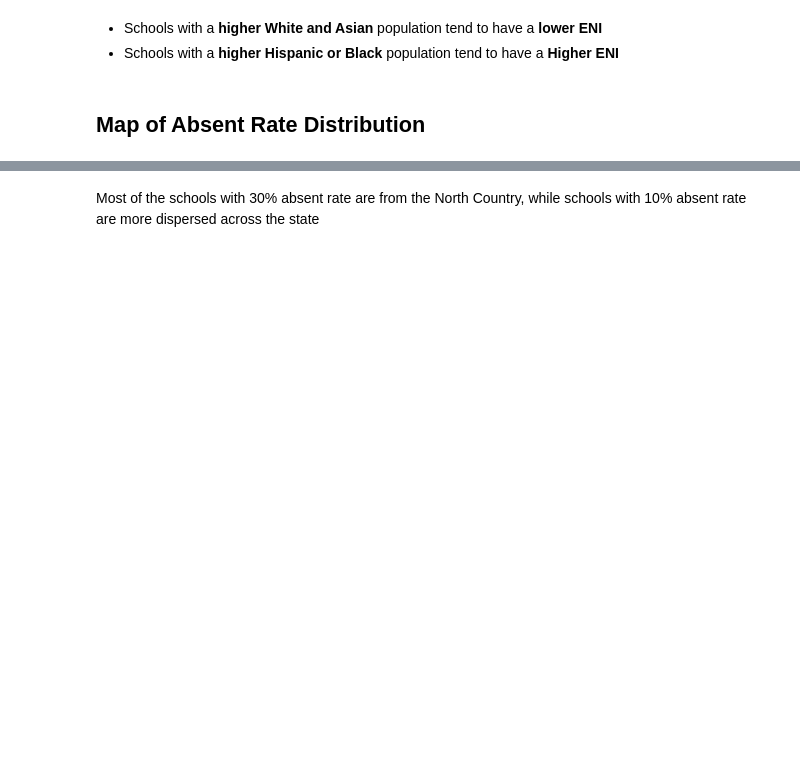
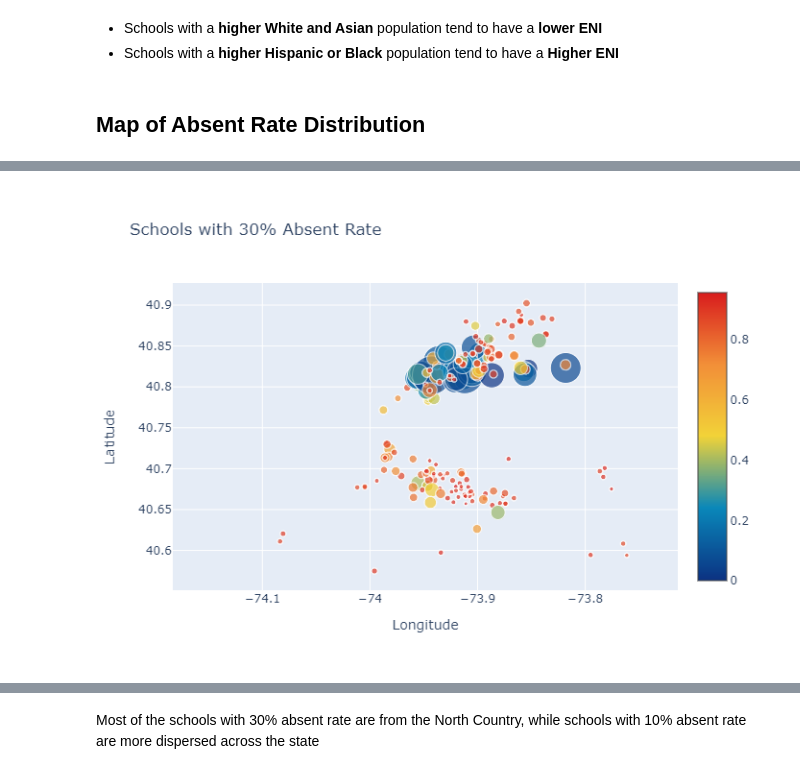
Before and after one commit to mattxushuai/Visualization, a Jupyter notebook: NYCPASS/PASSNYC.ipynb, the cells around one changed output, grey strips where cells are left out. Saved outputs shown, nothing was run; the diff lists cells and outputs as text; code cells hidden in the pictures; blank space fills up the shorter version.

```diff
--- a/NYCPASS/PASSNYC.ipynb
+++ b/NYCPASS/PASSNYC.ipynb
@@ -259,33 +268,35 @@ absent_11 = df[df['Percent of Students Chronically Absent']<=.11]
 # Exploring School Absent Rate
 df['Percent of Students Chronically Absent'].describe()
 data = [
     {
         'x': absent_30["Longitude"],
         'y': absent_30["Latitude"],
         'text': absent_30["School Name"],
         'mode': 'markers',
         'marker': {
             'color': df["Economic Need Index"],
             'size': df["School Income Estimate"]/4500,
             'showscale': True,
             'colorscale':'Portland'
         }
     }
 ]
 
 layout= go.Layout(
     title= 'Schools with 30% Absent Rate',
     xaxis= dict(
         title= 'Longitude'
     ),
     yaxis=dict(
         title='Latitude'
     )
 )
 fig = go.Figure(data=data, layout=layout)
 iplot(fig, filename='scatter_hover_labels')
+Image(pio.to_image(fig, format='png'))
 # %% [output]
 [interactive output not drawn]
+[figure, added]
 # %%
 data = [
     {
```
Also changed, not shown: parts of 16 cells of this notebook.
